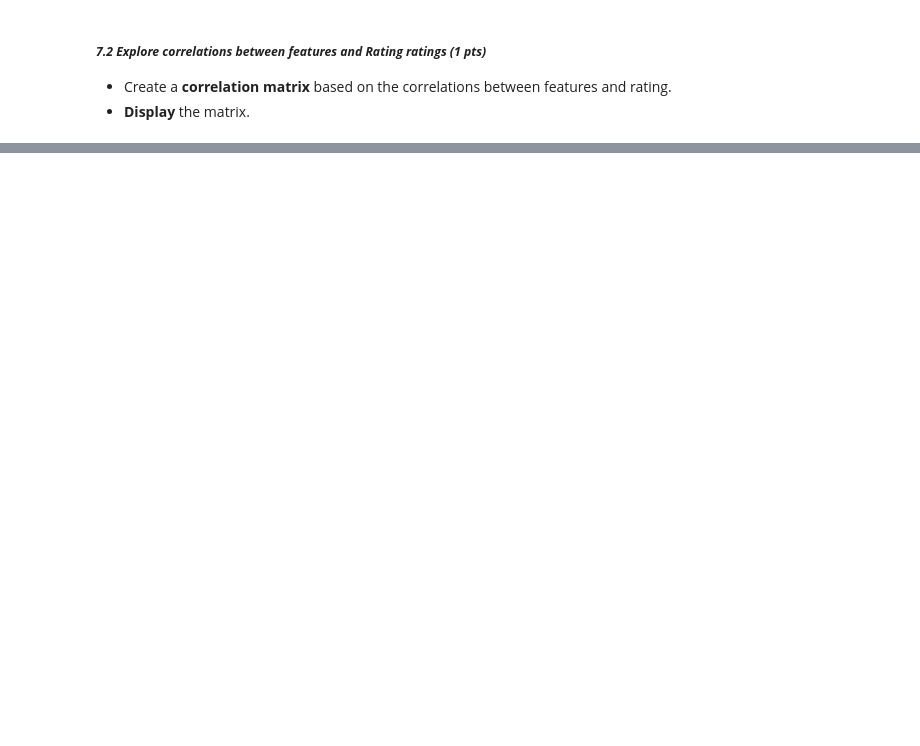
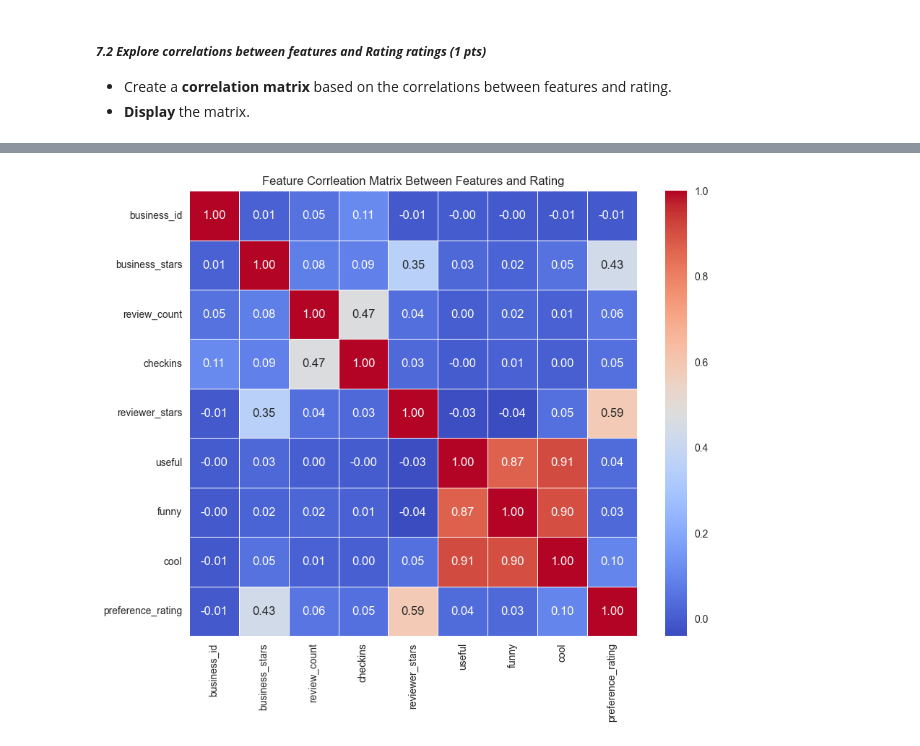
Before and after one commit to 4oure/CMSC320, a Jupyter notebook: hw4/CMSC320_HW4_Fall2025_ML_Classifiers_Clustering.ipynb, the cells around one changed output, grey strips where cells are left out. Saved outputs shown, nothing was run; the diff lists cells and outputs as text; code cells hidden in the pictures; blank space fills up the shorter version.

```diff
--- a/hw4/CMSC320_HW4_Fall2025_ML_Classifiers_Clustering.ipynb
+++ b/hw4/CMSC320_HW4_Fall2025_ML_Classifiers_Clustering.ipynb
@@ -946,0 +952,18 @@ ANSWER RIGHT HERE!
+# %%
+# Correlation Matrix
+
+# ANSWER STARTING HERE
+
+corr_df = X.copy()
+corr_df['preference_rating'] = yelp_data['preference_rating']
+
+corr_matrix = corr_df.corr()
+
+plt.figure(figsize=(10,8))
+sns.heatmap(corr_matrix, annot=True, cmap='coolwarm', fmt=".2f", linewidths=0.5)
+plt.title('Feature Corrleation Matrix Between Features and Rating')
+plt.show()
+
+# ANSWER ENDS HERE
+# %% [output]
+[figure, added]
```
Also changed, not shown: parts of 7 cells of this notebook, 3 other files.
